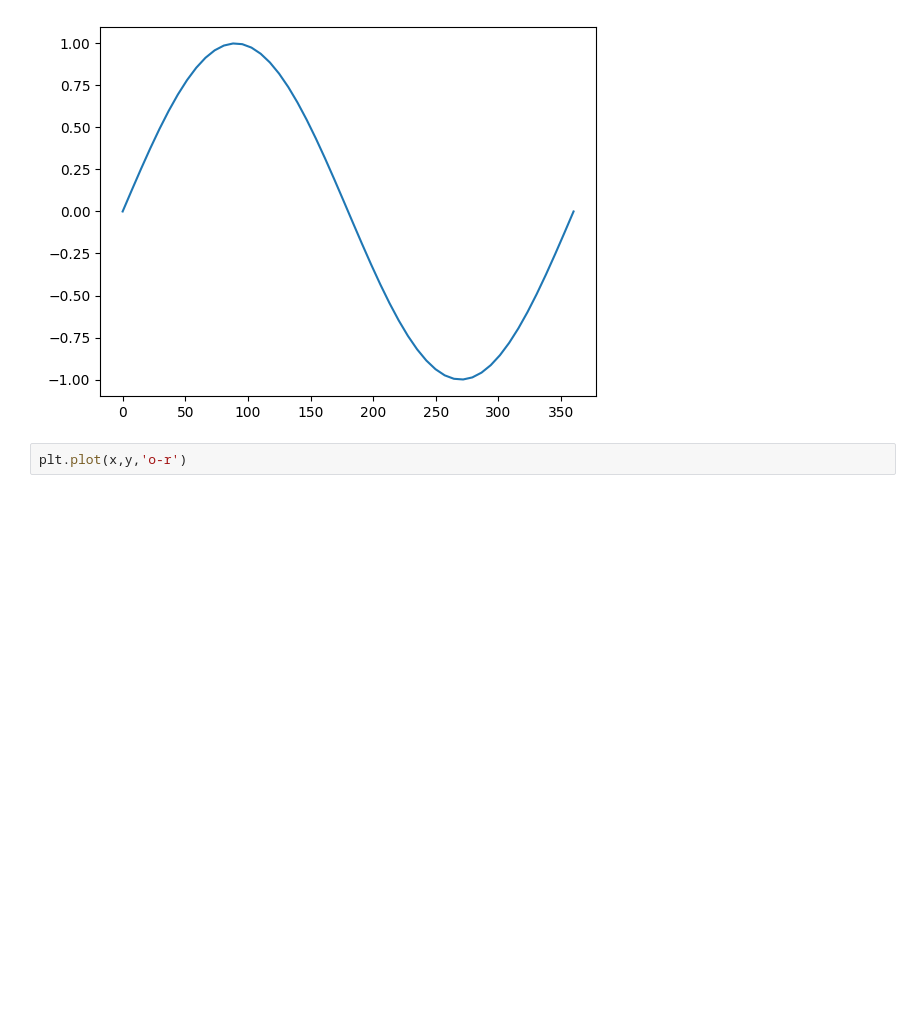
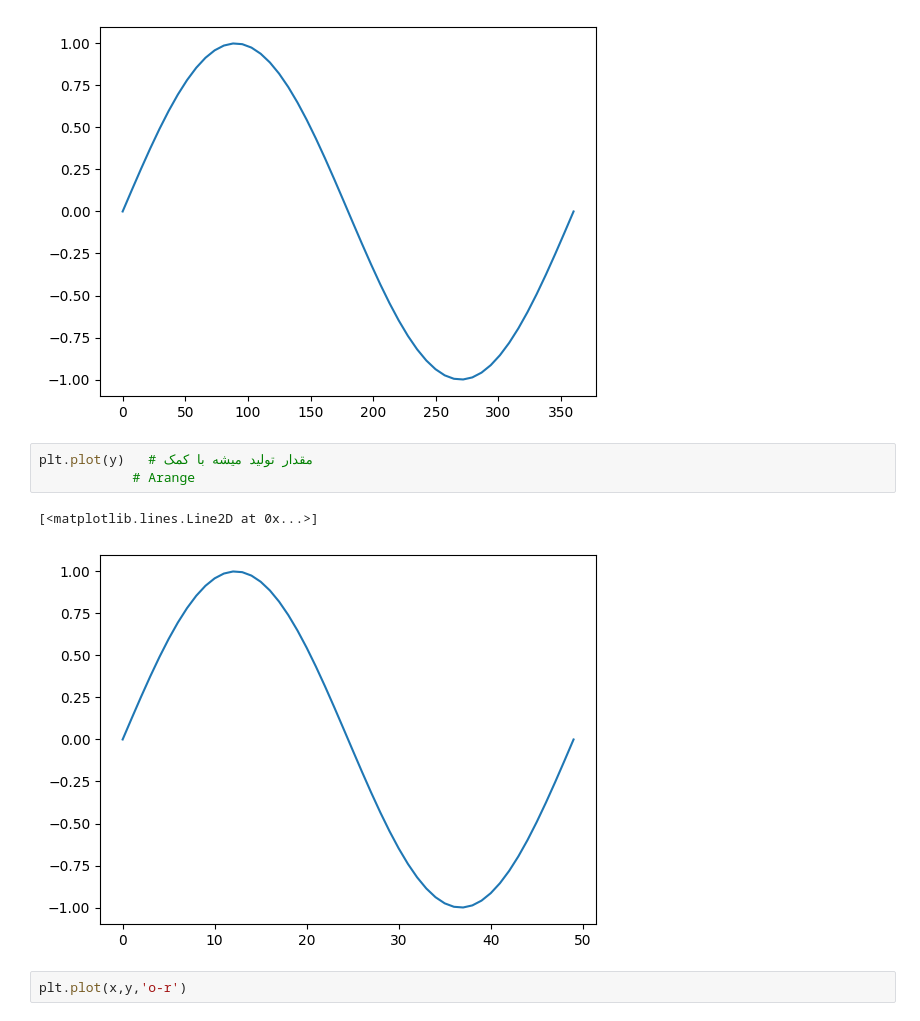
Before and after one commit to TahaT80/AI, a Jupyter notebook: part3_matplotlib/main.ipynb, the cells around one changed output. Drawn from its saved outputs; the diff is of its cells as text; blank space fills up the shorter version.

```diff
--- a/part3_matplotlib/main.ipynb
+++ b/part3_matplotlib/main.ipynb
@@ -61,6 +61,12 @@ plt.plot(x,y)
 # %% [output]
 [<matplotlib.lines.Line2D at 0x...>]
 [figure]
+# %%
+plt.plot(y)   # مقدار تولید میشه با کمک
+            # Arange
+# %% [output]
+[<matplotlib.lines.Line2D at 0x...>]
+[figure, added]
 # %%
 plt.plot(x,y,'o-r')
 # %% [output]
```
Also changed, not shown: parts of 15 cells of this notebook.
